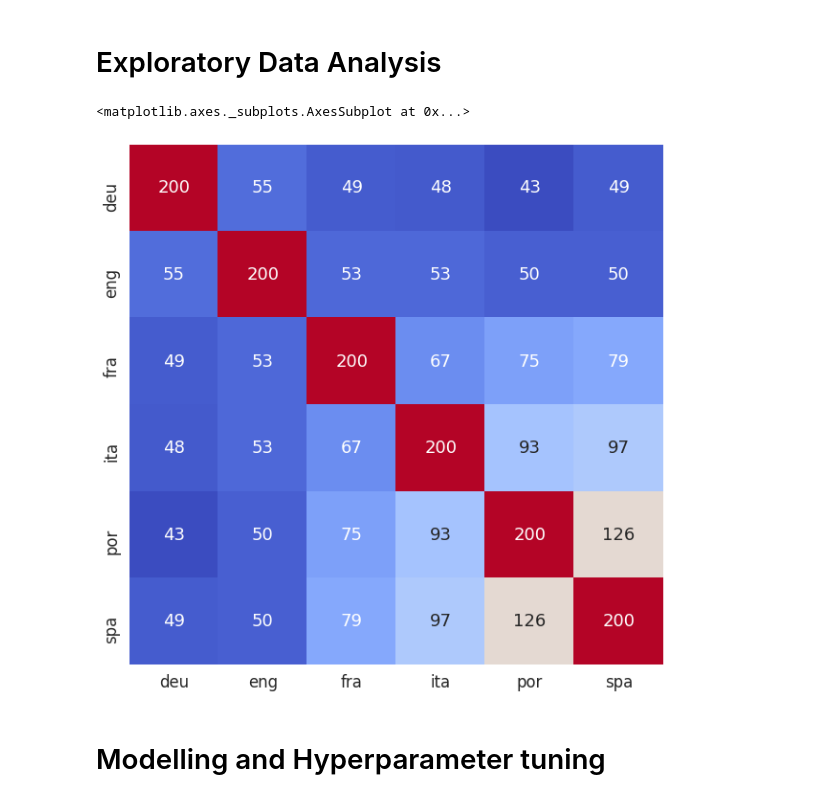
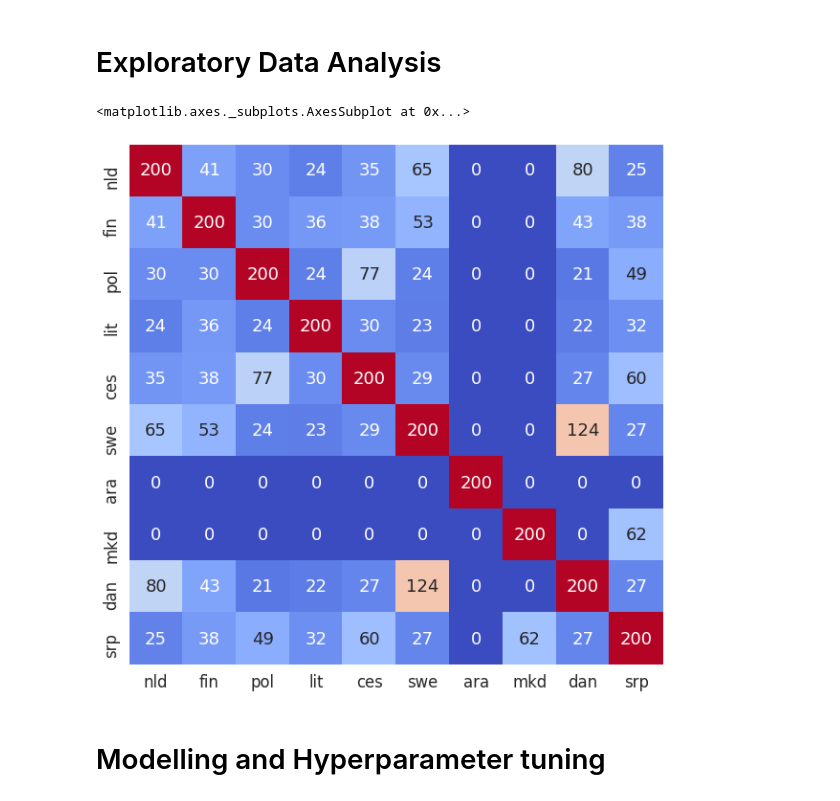
Before and after one commit to neonithinar/Language_detection, a Jupyter notebook: Language_Identification_Project_preliminary_try_out.ipynb, the cells around one changed output. Cells and saved outputs as stored; diff of their text form; code cells hidden in the pictures.

```diff
--- a/Language_Identification_Project_preliminary_try_out.ipynb
+++ b/Language_Identification_Project_preliminary_try_out.ipynb
@@ -57,0 +79,4 @@ There are 328 unique languages in this dataset. Taking only a few latin language
+# %%
+total_lang = df['lang'].unique()
+for i in languages:
+  print(i in total_lang)
@@ -58,5 +94,8 @@ There are 328 unique languages in this dataset. Taking only a few latin language
 # %%
-languages = ['deu', 'eng', 'fra', 'ita', 'por', 'spa' ]
+
+
+# lang = ['bulg', 'dani','germ', 'gree', 'span', 'esto', 'finn', 'fren', 'hung', 'ital',
+#         'lith', 'latv', 'dutc', 'poli', 'port', 'roma', 'slvk', 'slve', 'swed']
 df = df[df['lang'].isin(languages)]
 # df.info()
 # df.head()
@@ -68,7 +107,7 @@ df = df[df['lang'].isin(languages)]
 df_trim = pd.DataFrame(columns=['lang', 'text'])
 
 for l in languages:
-  lang_trim = df[df['lang'] == l].sample(50000, random_state = 42)
+  lang_trim = df[df['lang'] == l].sample(50000, random_state = 42, replace = True)
   df_trim = df_trim.append(lang_trim)
 
 # Create random train, val, and test set
@@ -93,3 +210,7 @@ train_set.shape
+# %%
+train_set = pd.read_csv("train.csv")
+validation_set = pd.read_csv("valid.csv")
+test_set =pd.read_csv("test.csv")
 # %% [markdown]
 # Feature Engineering
 # %%
@@ -126,11 +247,6 @@ feature_set = set()
 for l in languages:
   corpus = train_set[train_set.lang == l]['text']
   # get 200 most frequent trigrams. (num of features can be changed by changing num_features)
-  trigrams = get_trigrams(corpus)
+  trigrams = get_trigrams(corpus, num_features= 200)
   features[l] = trigrams
   feature_set.update(trigrams)
-
-# create a vocabulary using feature set
-vocab = dict()
-for i, f in enumerate(feature_set):
-  vocab[f] = i
@@ -227,35 +403,35 @@ print(len(train_features),len(valid_feat),len(test_feat))
 # Exploratory Data Analysis
 # %%
 #Calculate number of shared trigrams
-labels = ['deu', 'eng', 'fra', 'ita', 'por', 'spa']
+labels = ['nld', 'fin', 'pol', 'lit', 'ces', 'swe', 'ara','mkd', 'dan','srp']# 10 languages
 
 mat = []
 for i in labels:
     vec = []
     for j in labels:
         l1 = features[i]
         l2 = features[j]
         intersec = [l for l in l1 if l in l2]
 
 
         vec.append(len(intersec))
     mat.append(vec)
 
 #Plot heatmap
-lang = ['deu', 'eng', 'fra', 'ita', 'por', 'spa']
+lang = ['nld', 'fin', 'pol', 'lit', 'ces', 'swe', 'ara','mkd', 'dan','srp']# 10 languages
 conf_matrix_df = pd.DataFrame(mat,columns=lang,index=lang)
 
 
 plt.figure(figsize=(10, 10), facecolor='w', edgecolor='k')
 sns.set(font_scale=1.5)
 sns.heatmap(conf_matrix_df,cmap='coolwarm',annot=True,fmt='.5g',cbar=False)
 
 
 
 # plt.savefig('../figures/feat_explore.png',format='png',dpi=150)
 # %% [output]
 <matplotlib.axes._subplots.AxesSubplot at 0x...>
-[figure, old version]
+[figure, new version]
 # %% [markdown]
 # Modelling and Hyperparameter tuning
 # %%
```
Also changed, not shown: parts of 62 cells of this notebook.
